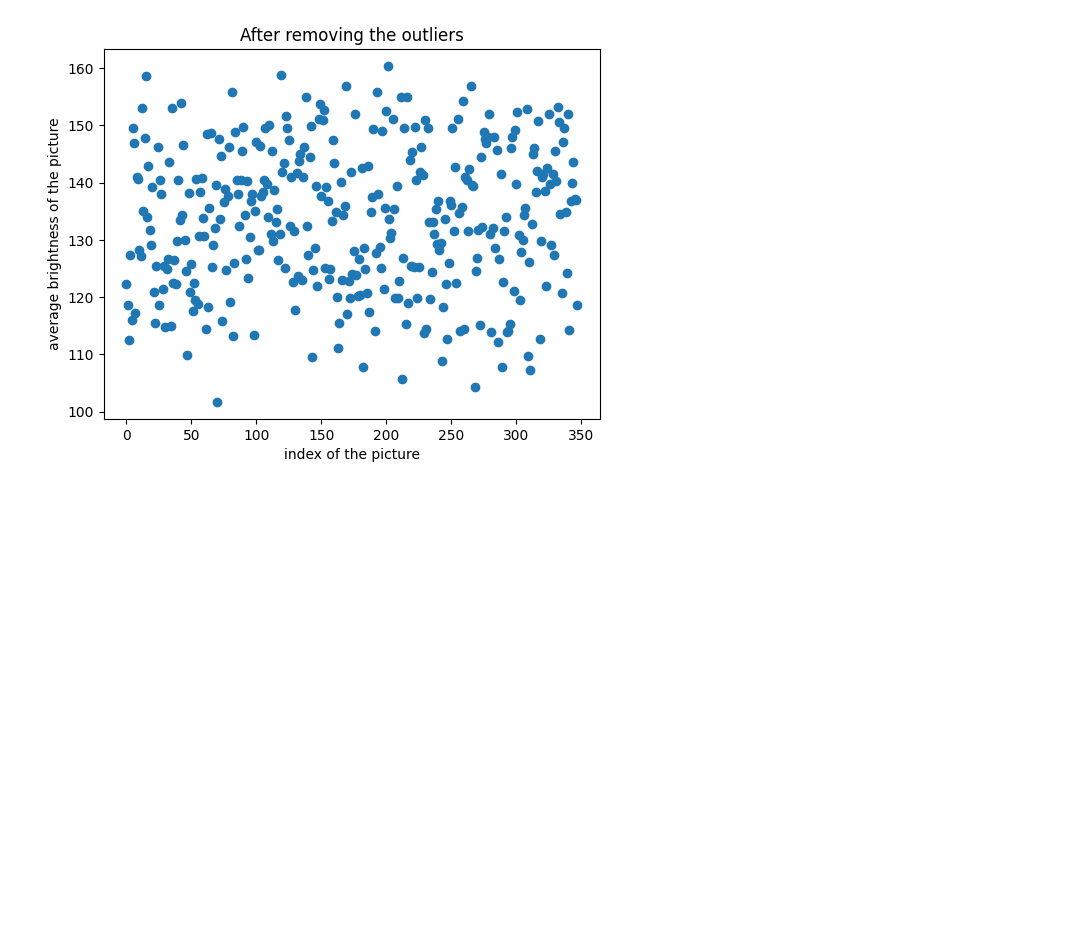
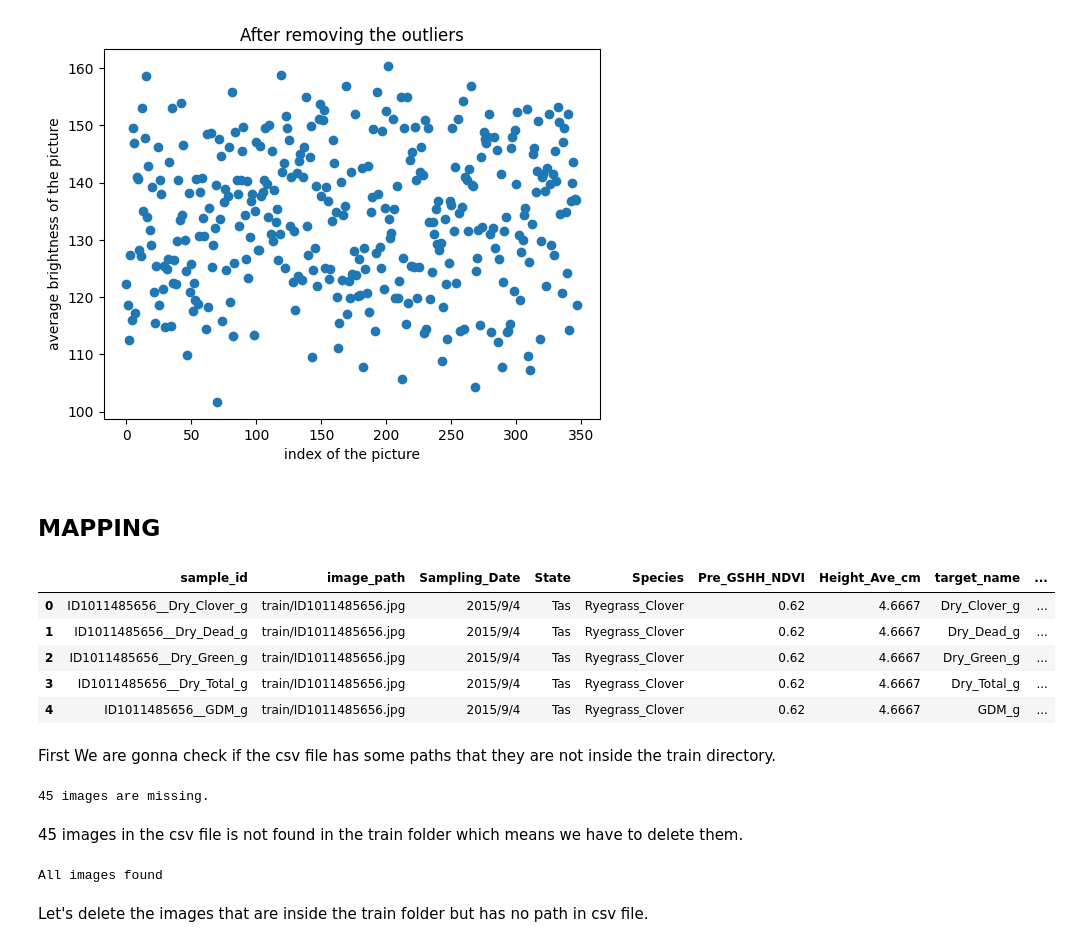
Before and after one commit to VeriLabs-Team/biomass-prediction, a Jupyter notebook: Notebooks/image_eda_and_mapping.ipynb, the cells around one changed output. Drawn from its saved outputs; the diff is of its cells as text; code cells hidden in the pictures; blank space fills up the shorter version.

Commit message:
Check mapping

```diff
--- a/Notebooks/image_eda.ipynb
+++ b/Notebooks/image_eda_and_mapping.ipynb
@@ -93,3 +87,44 @@ plt.ylabel("average brightness of the picture")
 plt.show()
 # %% [output]
 [figure]
+# %% [markdown]
+## MAPPING
+# %%
+df = pd.read_csv("../Biomass_data/processed/after_eda.csv")
+# %%
+df.head()
+# %% [output]
+|  | sample_id | image_path | Sampling_Date | State | Species | Pre_GSHH_NDVI | Height_Ave_cm | target_name | ... |
+| 0 | ID1011485656__Dry_Clover_g | train/ID1011485656.jpg | 2015/9/4 | Tas | Ryegrass_Clover | 0.62 | 4.6667 | Dry_Clover_g | ... |
+| 1 | ID1011485656__Dry_Dead_g | train/ID1011485656.jpg | 2015/9/4 | Tas | Ryegrass_Clover | 0.62 | 4.6667 | Dry_Dead_g | ... |
+| 2 | ID1011485656__Dry_Green_g | train/ID1011485656.jpg | 2015/9/4 | Tas | Ryegrass_Clover | 0.62 | 4.6667 | Dry_Green_g | ... |
+| 3 | ID1011485656__Dry_Total_g | train/ID1011485656.jpg | 2015/9/4 | Tas | Ryegrass_Clover | 0.62 | 4.6667 | Dry_Total_g | ... |
+| 4 | ID1011485656__GDM_g | train/ID1011485656.jpg | 2015/9/4 | Tas | Ryegrass_Clover | 0.62 | 4.6667 | GDM_g | ... |
+# %% [markdown]
+First We are gonna check if the csv file has some paths that they are not inside the train directory.
+# %%
+def check_csv(image_paths, base_dir):
+    missing_files = []
+    for img_path in image_paths:
+        full_path = base_dir / img_path
+
+        if not full_path.exists():
+            missing_files.append(str(img_path))
+
+    if len(missing_files) == 0:
+        print("All images found")
+    else:
+        print(f"{len(missing_files)} images are missing.")
+    return missing_files
+missing = check_csv(df['image_path'], Path("../Biomass_data"))
+# %% [output]
+45 images are missing.
+# %% [markdown]
+45 images in the csv file is not found in the train folder which means we have to delete them.
+# %%
+df = df[~df['image_path'].isin(missing)].reset_index(drop=True)
+missing = check_csv(df['image_path'], Path("../Biomass_data"))
+# %% [output]
+All images found
+# %% [markdown]
+Let's delete the images that are inside the train folder but has no path in csv file.
```
Also changed, not shown: parts of 7 cells of this notebook.
